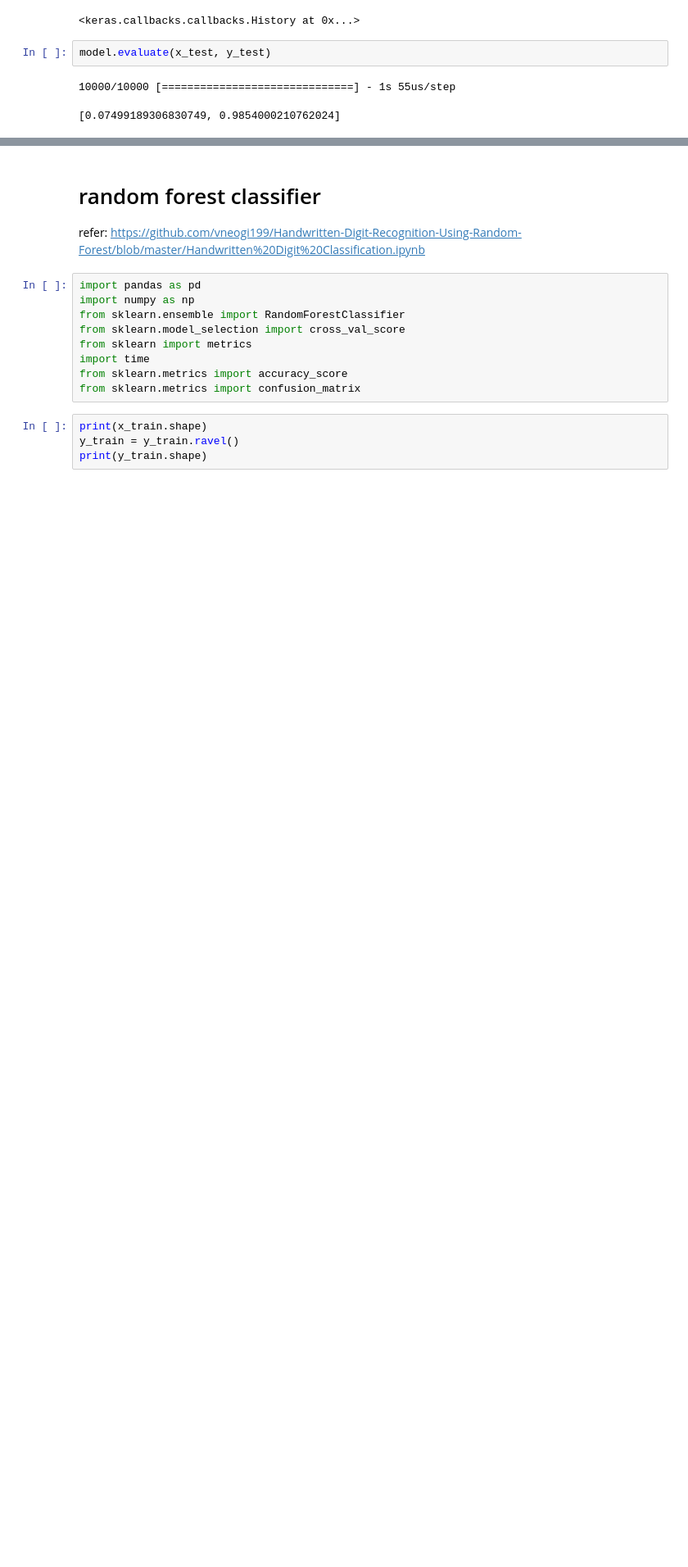
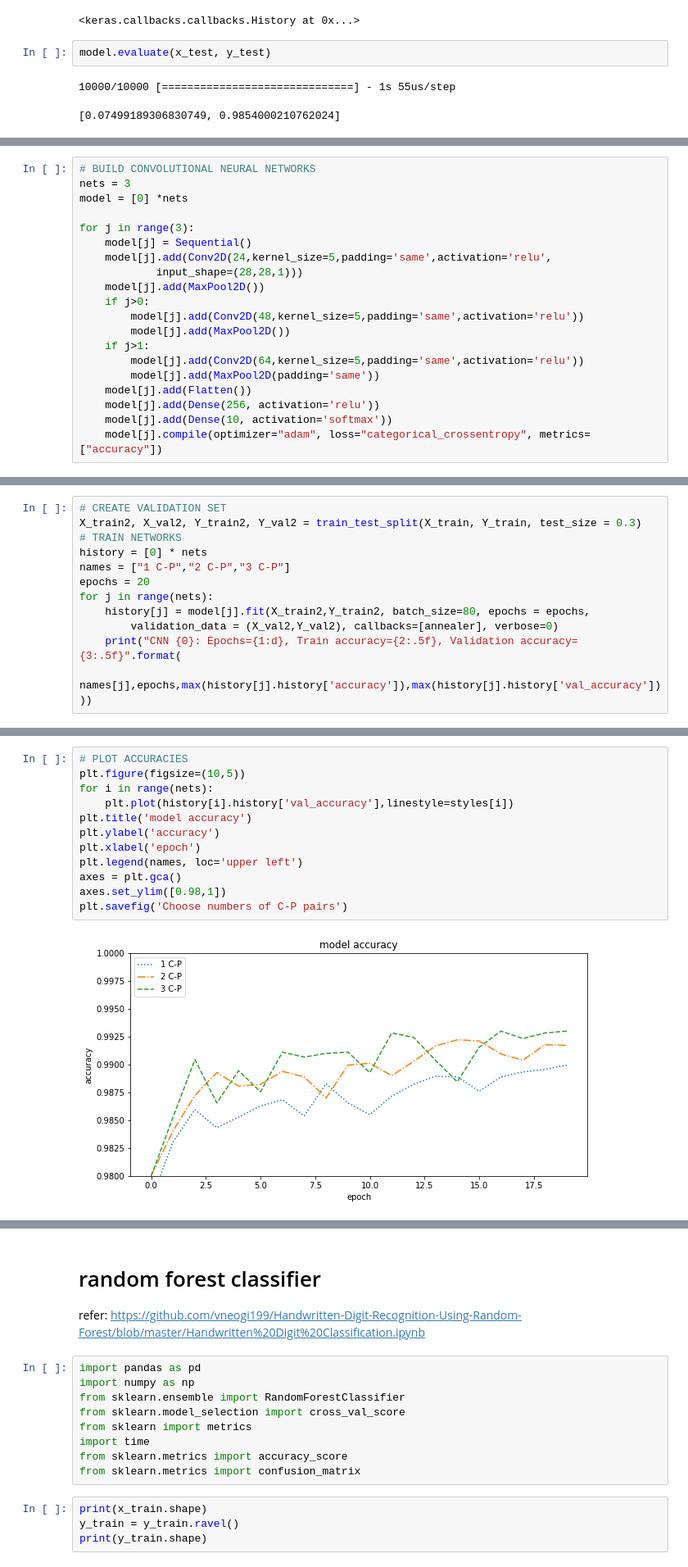
Before and after one commit to kingcheng12/MINST_analysis, a Jupyter notebook: development.ipynb, the cells around one changed output, grey strips where cells are left out. Shown: that part at 82% size. Drawn from its saved outputs; the diff is of its cells as text; blank space fills up the shorter version.

```diff
--- a/development.ipynb
+++ b/development.ipynb
@@ -247,0 +279,20 @@ model.evaluate(x_test, y_test)
+# %%
+# BUILD CONVOLUTIONAL NEURAL NETWORKS
+nets = 3
+model = [0] *nets
+
+for j in range(3):
+    model[j] = Sequential()
+    model[j].add(Conv2D(24,kernel_size=5,padding='same',activation='relu',
+            input_shape=(28,28,1)))
+    model[j].add(MaxPool2D())
+    if j>0:
+        model[j].add(Conv2D(48,kernel_size=5,padding='same',activation='relu'))
+        model[j].add(MaxPool2D())
+    if j>1:
+        model[j].add(Conv2D(64,kernel_size=5,padding='same',activation='relu'))
+        model[j].add(MaxPool2D(padding='same'))
+    model[j].add(Flatten())
+    model[j].add(Dense(256, activation='relu'))
+    model[j].add(Dense(10, activation='softmax'))
+    model[j].compile(optimizer="adam", loss="categorical_crossentropy", metrics=["accuracy"])
@@ -247,0 +301,12 @@ model.evaluate(x_test, y_test)
+# %%
+# CREATE VALIDATION SET
+X_train2, X_val2, Y_train2, Y_val2 = train_test_split(X_train, Y_train, test_size = 0.3)
+# TRAIN NETWORKS
+history = [0] * nets
+names = ["1 C-P","2 C-P","3 C-P"]
+epochs = 20
+for j in range(nets):
+    history[j] = model[j].fit(X_train2,Y_train2, batch_size=80, epochs = epochs,
+        validation_data = (X_val2,Y_val2), callbacks=[annealer], verbose=0)
+    print("CNN {0}: Epochs={1:d}, Train accuracy={2:.5f}, Validation accuracy={3:.5f}".format(
+        names[j],epochs,max(history[j].history['accuracy']),max(history[j].history['val_accuracy']) ))
@@ -247,0 +319,14 @@ model.evaluate(x_test, y_test)
+# %%
+# PLOT ACCURACIES
+plt.figure(figsize=(10,5))
+for i in range(nets):
+    plt.plot(history[i].history['val_accuracy'],linestyle=styles[i])
+plt.title('model accuracy')
+plt.ylabel('accuracy')
+plt.xlabel('epoch')
+plt.legend(names, loc='upper left')
+axes = plt.gca()
+axes.set_ylim([0.98,1])
+plt.savefig('Choose numbers of C-P pairs')
+# %% [output]
+[figure, added]
```
Also changed, not shown: parts of 19 cells of this notebook.
